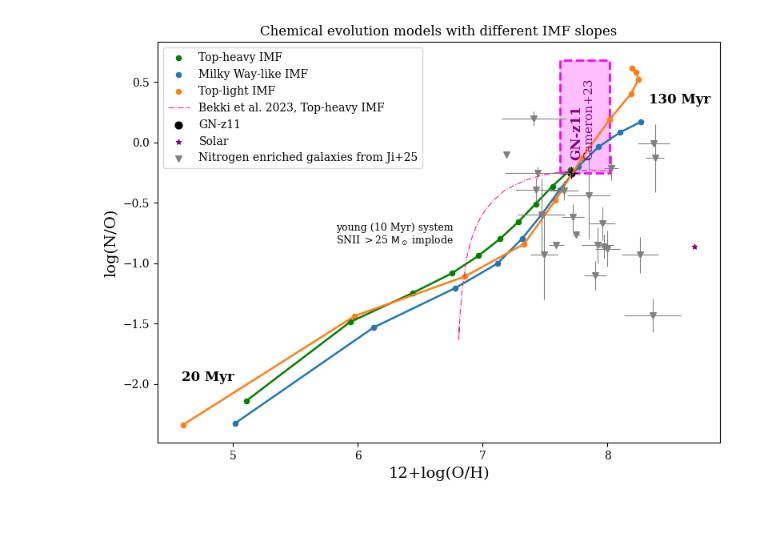
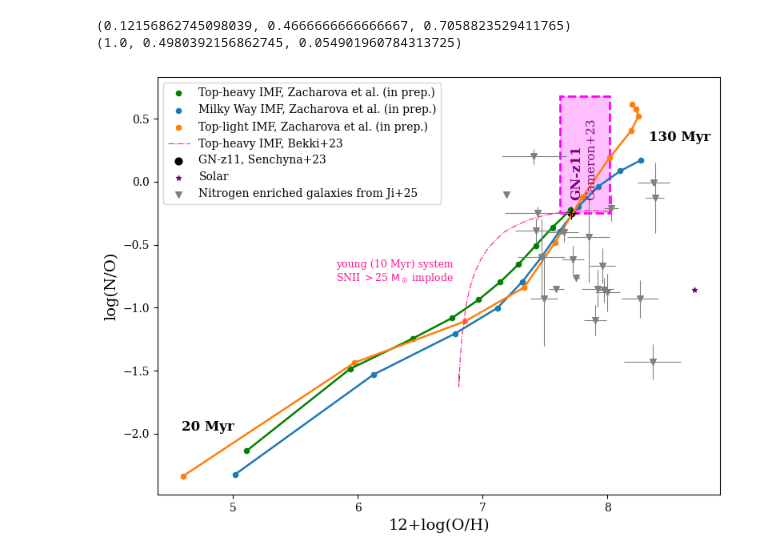
Before and after one commit to bshidvb/galIMF, a Jupyter notebook: plotting/plots_nitrogen_for-applications.ipynb, the cells around one changed output. Saved outputs shown, nothing was run; the diff lists cells and outputs as text; code cells hidden in the pictures; blank space fills up the shorter version.

Commit message:
Created plotting script for application-style solution plot

```diff
--- a/plotting/plots_nitrogen_for-applications.ipynb
+++ b/plotting/plots_nitrogen_for-applications.ipynb
@@ -56,7 +56,6 @@ def prepare_data(file_paths):
 
 def plot_high_redshift_gal_data():
     # Define data points: (12+O/H, N/O, label, color, err_x, err_y, age, age_err, agn?)
-    cmap = plt.get_cmap('tab20')
     points = [
         (8.38, -0.13, 'Mrk 996 (high density)', 0.075, 0.28),
         (8.36, -1.43, 'Mrk 996 (low density)', 0.225, 0.14),
@@ -113,9 +112,9 @@ def plot_Bekki_comparison():
 
     plt.rc('font', family='serif')
     # plt.plot(BlogOHa155, BlogNOa155, color='palevioletred', lw=1.1, label='Bekki, $\\alpha=1.55$', linestyle=':')
-    plt.plot(BlogOHa115, BlogNOa115, color='deeppink', lw=0.8, label='Bekki et al. 2023, Top-heavy IMF', linestyle='-.')
-    plt.text(6.3, -0.75, 'young (10 Myr) system', color='black', ha='center', va='bottom', fontsize=9)
-    plt.text(6.3, -0.87, 'SNII $>$25 $\\rm M_\odot~$implode', color='black', ha='center', va='bottom', fontsize=9)
+    plt.plot(BlogOHa115, BlogNOa115, color='deeppink', lw=0.8, label='Top-heavy IMF, Bekki+23', linestyle='-.')
+    plt.text(6.3, -0.7, 'young (10 Myr) system', color='deeppink', ha='center', va='bottom', fontsize=9)
+    plt.text(6.3, -0.82, 'SNII $>$25 $\\rm M_\odot~$implode', color='deeppink', ha='center', va='bottom', fontsize=9)
     # plt.plot(BlogOHa235, BlogNOa235, color='crimson', lw=1, label='Bekki, $\\alpha=2.35$', linestyle='--')
     # plt.plot(BlogOHdwarf, BlogNOdwarf, color='darkmagenta', lw=1, label='Bekki, dwarf', linestyle='-.')
     xmin, xmax = 7.62, 8.02
@@ -130,9 +129,9 @@ def plot_Bekki_comparison():
     plt.gca().add_patch(rect1)
     # plt.plot([7.82, 7.92], [-0.25, 0.25], color='purple', linestyle=':', linewidth=2, marker=None)
     plt.text(7.75, - 0.25 + 0.1, 'GN-z11', color='purple', ha='center', va='bottom', fontsize=12, rotation=90, weight="bold")
-    plt.text(7.85, - 0.25 + 0.1, 'Cameron+23', color='purple', ha='center', va='bottom', fontsize=11, rotation=90)
+    plt.text(7.87, - 0.25 + 0.1, 'Cameron+23', color='purple', ha='center', va='bottom', fontsize=11, rotation=90)
     # plt.scatter(7.84, -0.38, color='black', label='GN-z11', s=30, marker='*') # from Senchyna23 https://arxiv.org/pdf/2303.04179 (gas + dust)
-    plt.scatter(7.71, -0.25, color='black', label='GN-z11', s=40, marker='o') # gas-phase only (Senchyna23)
+    plt.scatter(7.71, -0.25, color='black', label='GN-z11, Senchyna+23', s=40, marker='o') # gas-phase only (Senchyna23)
     plt.errorbar(7.71, -0.25, 0.05, 0.05, fmt='none', elinewidth=0.8, ecolor='black', zorder=2)
     plt.scatter(8.696, -0.86, color='purple', label='Solar', s=20, marker='*')
     # ax = plt.gca()
@@ -155,42 +154,44 @@ for i, path in enumerate(file_paths):
     time_steps = data['time step list:']
     stellar_ages = np.log10(time_steps)
     logNO, logOH = recalculate(logNO, logOH)
-    plt.scatter(logOH[index_x:index_y], logNO[index_x:index_y], color='green', s=20, label='Top-heavy IMF')
+    plt.scatter(logOH[index_x:index_y], logNO[index_x:index_y], color='green', s=20, label='Top-heavy IMF, Zacharova et al. (in prep.)')
     plt.plot(logOH[index_x:index_y], logNO[index_x:index_y], color='green', lw=1.8)
 
 plt.text(4.8, -2, '20 Myr', color='black', ha='center', va='bottom', fontsize=12, weight="bold")
 plt.text(8.575, 0.3, '130 Myr', color='black', ha='center', va='bottom', fontsize=12, weight="bold")
 file_paths = glob.glob("/Users/adriana_work/Desktop/galIMF/simulation_results_from_galaxy_evol/final_results/imfKroupaSTF0.04alpha2.3Log_SFR0.2SFEN100SFE0.0061Z_0-4.15infall0.0008/chemical_and_SN_evolution.txt")
 file_paths += glob.glob("/Users/adriana_work/Desktop/galIMF/simulation_results_from_galaxy_evol/final_results/imfKroupaSTF0.02alpha3.0Log_SFR-0.3SFEN100SFE0.0085Z_0-4.15infall0.0008/chemical_and_SN_evolution.txt")
-labels = ['Milky Way-like IMF', 'Top-light IMF']
+labels = ['Milky Way IMF, Zacharova et al. (in prep.)', 'Top-light IMF, Zacharova et al. (in prep.)']
 index_x=2
 index_y=13
 title='Chemical evolution models with different IMF slopes'
 filename='./phd_applications-plot.png'
 colours = colors = plt.get_cmap('tab10').colors
 
 for i, path in enumerate(file_paths):
     data = load_data_with_names(path)
     logNO, logOH = data['Gas [N/O]:'], data['Gas [O/H]:']
     time_steps = data['time step list:']
     stellar_ages = np.log10(time_steps)
     logNO, logOH = recalculate(logNO, logOH)
     # smooth_logOH, smooth_logNO = fit(logOH, logNO)
     label = labels[i] if labels and i < len(labels) else f"Run {i+1}"
     # plt.plot(smooth_logOH[index_x:index_y], smooth_logNO[index_x:index_y], color=colors[i % len(colors)], lw=0.8, label=label)
     plt.scatter(logOH[index_x:index_y], logNO[index_x:index_y], color=colours[i % len(colours)], s=20, label=label)
     plt.plot(logOH[index_x:index_y], logNO[index_x:index_y], color=colours[i % len(colours)], lw=1.8)
+    print(colours[i % len(colours)])
 plot_Bekki_comparison()
 plt.xlabel('12+log(O/H)', fontsize=14)
 plt.ylabel('log(N/O)', fontsize=14)
-plt.title(title, fontsize=12)
 #lgd2 = plt.legend(bbox_to_anchor=(1.04, 0.5), loc="center left", borderaxespad=0)
     # lgd_obs = plot_high_redshift_gal_data()
     # plt.gca().add_artist(lgd_obs)
 plot_high_redshift_gal_data()
 plt.legend(fontsize=10)
 plt.savefig(filename, bbox_inches='tight', dpi=300)
 plt.tight_layout()
 plt.show()
 # %% [output]
+(0.12156862745098039, 0.4666666666666667, 0.7058823529411765)
+(1.0, 0.4980392156862745, 0.054901960784313725)
-[figure, old version]
+[figure, new version]
```
Also changed, not shown: parts of 1 cell of this notebook, 4 other files.
